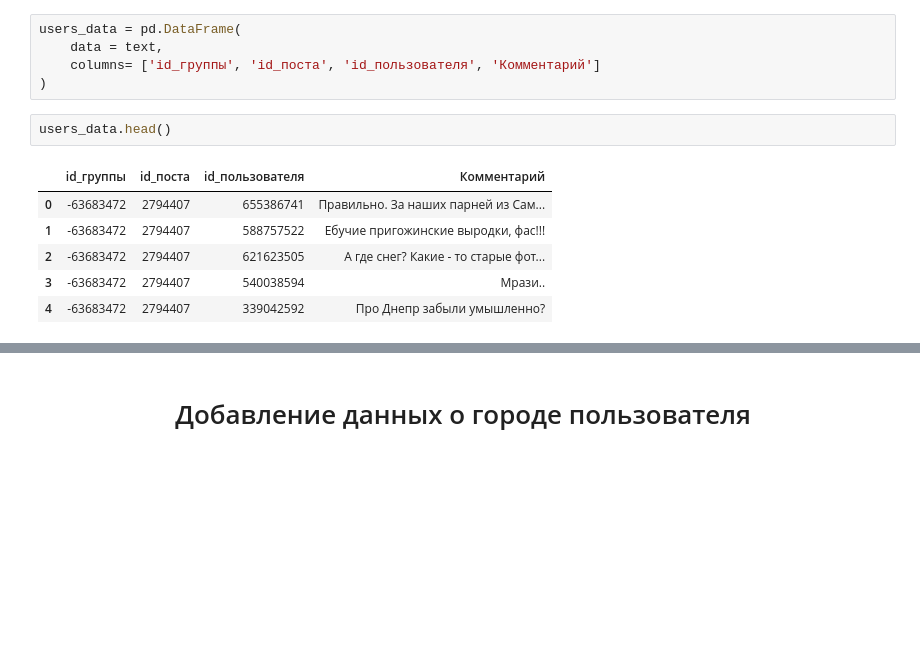
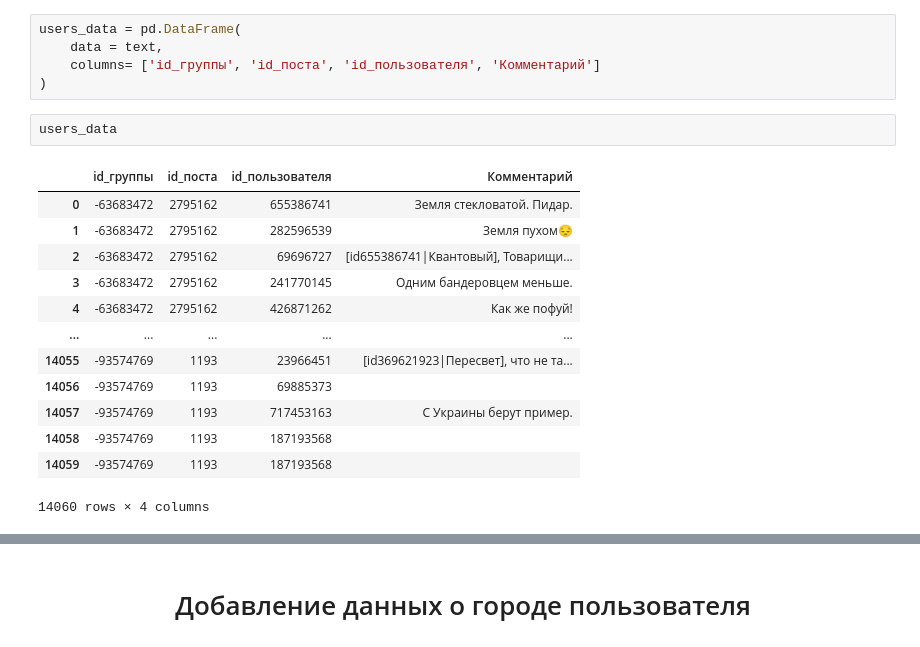
Before and after one commit to Vezdexod/sf_data_science, a Jupyter notebook: .rabota/vk01.ipynb, the cells around one changed output, grey strips where cells are left out. Saved outputs shown, nothing was run; the diff lists cells and outputs as text; blank space fills up the shorter version.

```diff
--- a/.rabota/vk01.ipynb
+++ b/.rabota/vk01.ipynb
@@ -78,14 +95,21 @@ users_data = pd.DataFrame(
     columns= ['id_группы', 'id_поста', 'id_пользователя', 'Комментарий']
 )
 # %%
-users_data.head()
+users_data
 # %% [output]
 |  | id_группы | id_поста | id_пользователя | Комментарий |
-| 0 | -63683472 | 2794407 | 655386741 | Правильно. За наших парней из Сам... |
-| 1 | -63683472 | 2794407 | 588757522 | Ебучие пригожинские выродки, фас!!! |
-| 2 | -63683472 | 2794407 | 621623505 | А где снег? Какие - то старые фот... |
-| 3 | -63683472 | 2794407 | 540038594 | Мрази.. |
-| 4 | -63683472 | 2794407 | 339042592 | Про Днепр забыли умышленно? |
+| 0 | -63683472 | 2795162 | 655386741 | Земля стекловатой. Пидар. |
+| 1 | -63683472 | 2795162 | 282596539 | Земля пухом😔 |
+| 2 | -63683472 | 2795162 | 69696727 | [id655386741|Квантовый], Товарищи... |
+| 3 | -63683472 | 2795162 | 241770145 | Одним бандеровцем меньше. |
+| 4 | -63683472 | 2795162 | 426871262 | Как же пофуй! |
+| ... | ... | ... | ... | ... |
+| 14055 | -93574769 | 1193 | 23966451 | [id369621923|Пересвет], что не та... |
+| 14056 | -93574769 | 1193 | 69885373 |  |
+| 14057 | -93574769 | 1193 | 717453163 | С Украины берут пример. |
+| 14058 | -93574769 | 1193 | 187193568 |  |
+| 14059 | -93574769 | 1193 | 187193568 |  |
+14060 rows × 4 columns
 # %%
 users_data.info()
 # %% [output]
```
Also changed, not shown: parts of 13 cells of this notebook, 14 other files.
